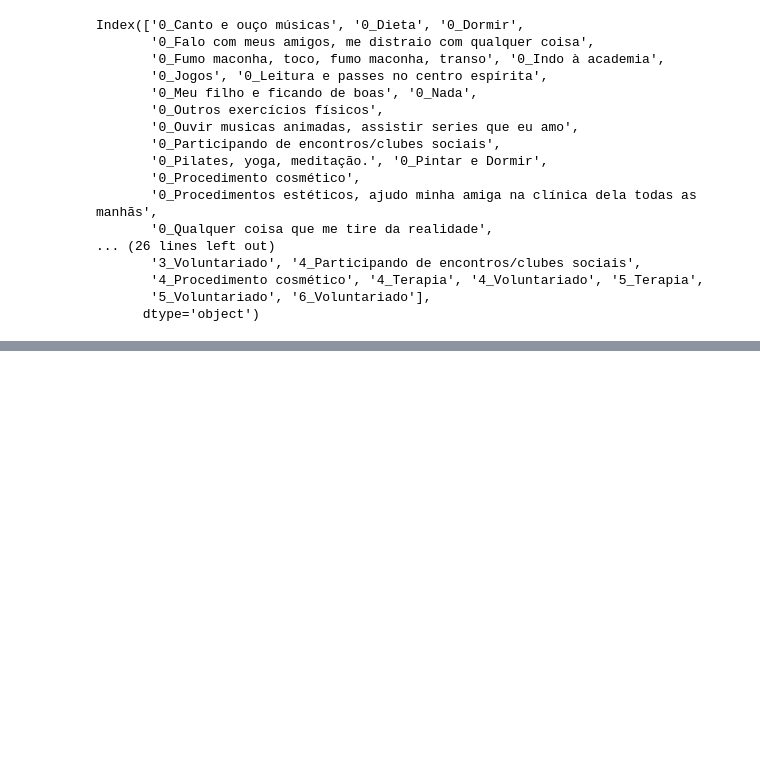
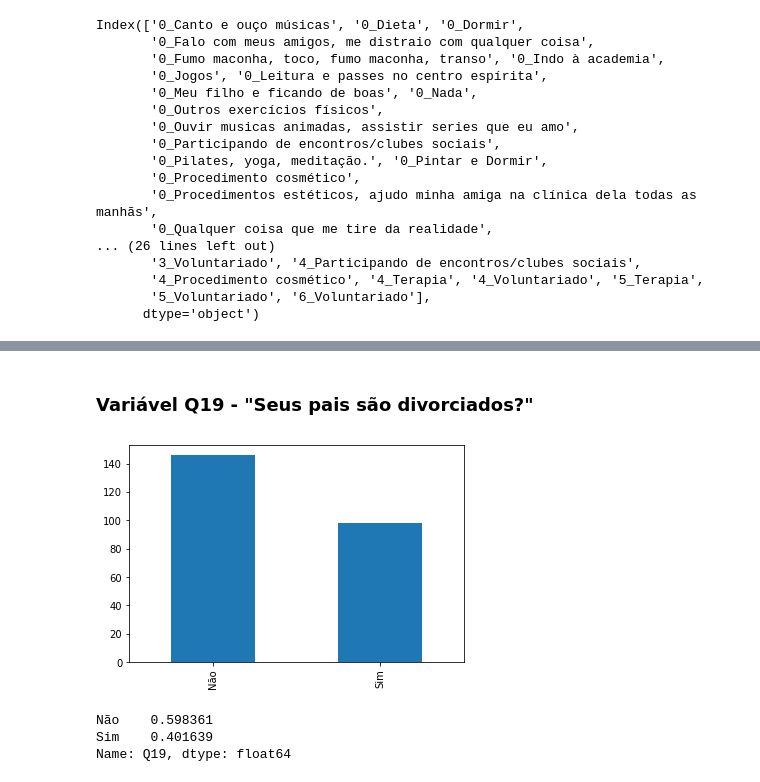
Before and after one commit to claytonrm/AnalisePreditivaSuicidio, a Jupyter notebook: AnalisePreditivaSuicidio.ipynb, the cells around one changed output, grey strips where cells are left out. Saved outputs shown, nothing was run; the diff lists cells and outputs as text; code cells hidden in the pictures; blank space fills up the shorter version.

```diff
--- a/AnalisePreditivaSuicidio.ipynb
+++ b/AnalisePreditivaSuicidio.ipynb
@@ -782,0 +789,13 @@ df = df.drop(columns='Q17')
+# %% [markdown]
+### Variável Q19 - "Seus pais são divorciados?"
+# %%
+df.Q19.value_counts().plot.bar()
+plt.savefig('q19.png')
+# %% [output]
+[figure, added]
+# %%
+df.Q19.value_counts() / df.Q19.count()
+# %% [output]
+Não    0.598361
+Sim    0.401639
+Name: Q19, dtype: float64
```
Also changed, not shown: parts of 12 cells of this notebook.
